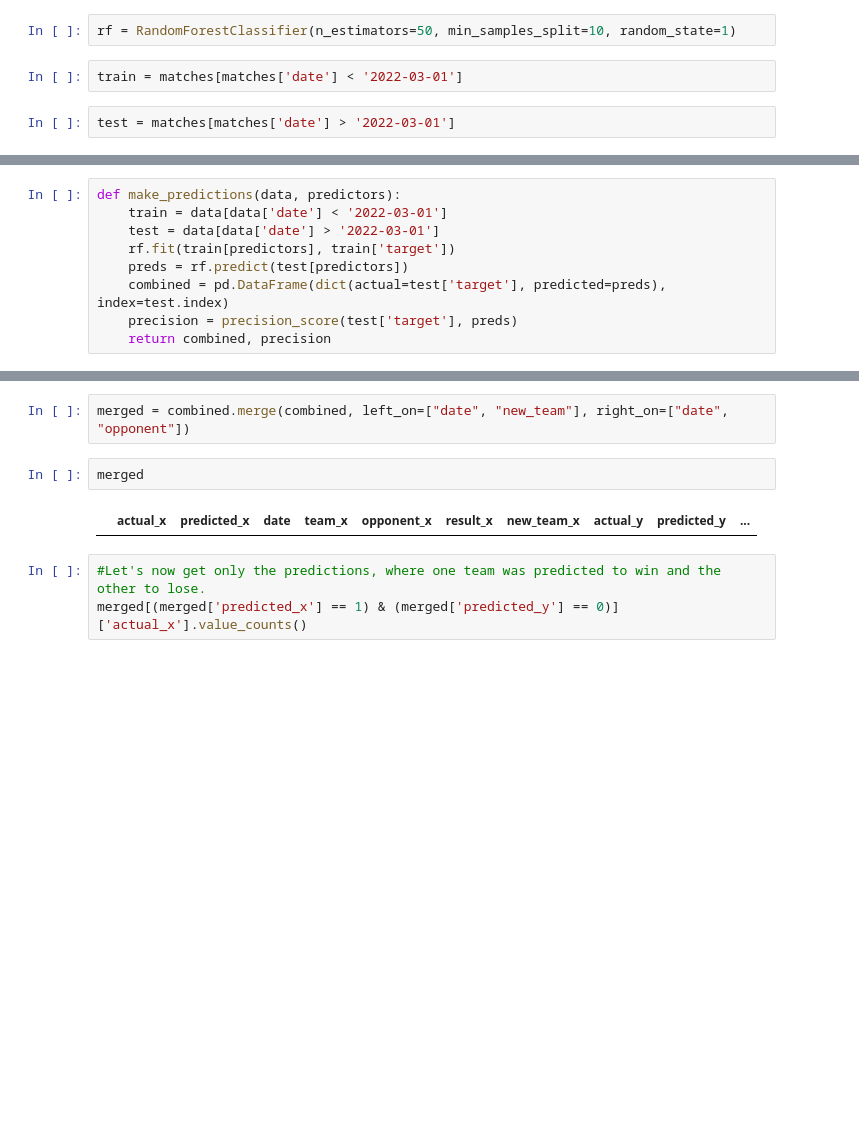
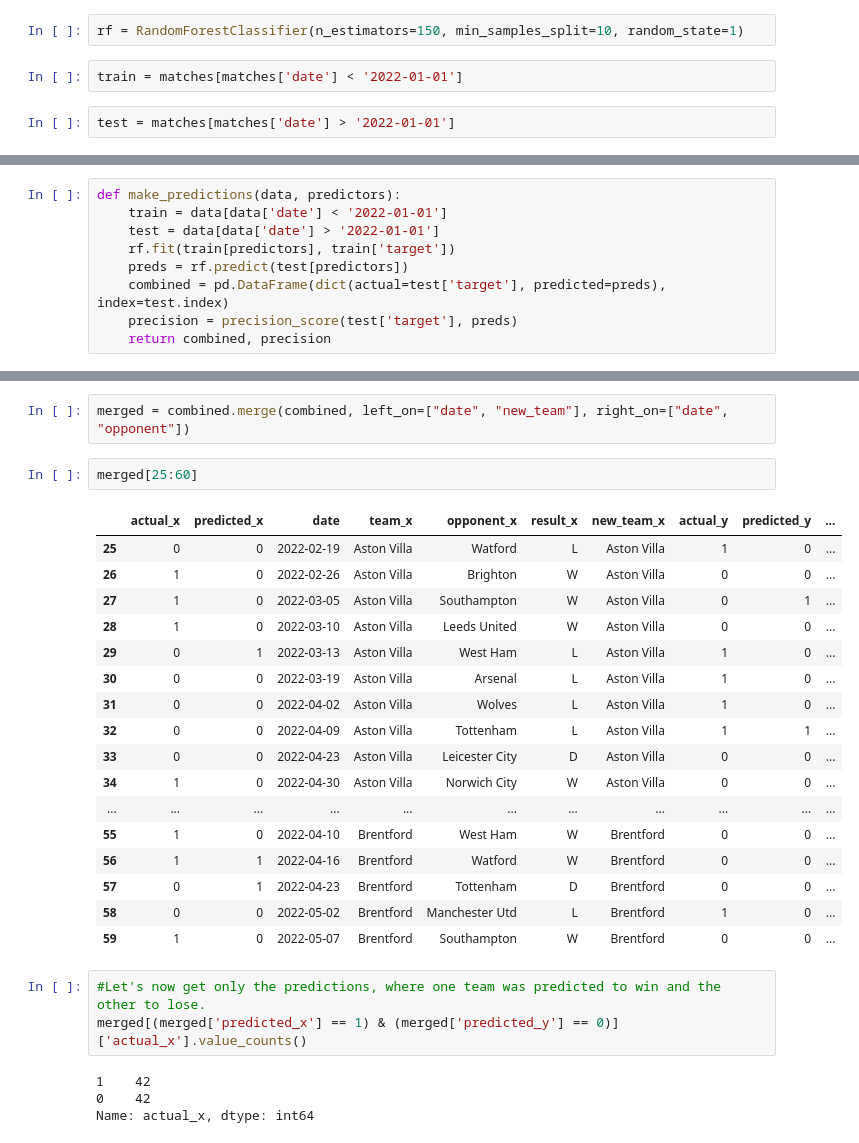
Before and after one commit to Miserry/dataQuest-DataAnalysis-Exercising, a Jupyter notebook: Predict PL matches.ipynb, the cells around one changed output, grey strips where cells are left out. Cells and saved outputs as stored; diff of their text form; blank space fills up the shorter version.

```diff
--- a/Predict PL matches.ipynb
+++ b/Predict PL matches.ipynb
@@ -27,11 +23,11 @@ matches['day_code'] = matches['date'].dt.dayofweek
 #Setting up target to predict. (Wether the team won or not). Win = 1, Loss or Draw = 0.
 matches['target'] = (matches['result'] == "W").astype("int")
 # %%
-rf = RandomForestClassifier(n_estimators=50, min_samples_split=10, random_state=1)
+rf = RandomForestClassifier(n_estimators=150, min_samples_split=10, random_state=1)
 # %%
-train = matches[matches['date'] < '2022-03-01']
+train = matches[matches['date'] < '2022-01-01']
 # %%
-test = matches[matches['date'] > '2022-03-01']
+test = matches[matches['date'] > '2022-01-01']
 # %%
 predictors = ['venue_code', 'opp_code', 'hour', 'day_code']
 # %%
@@ -143,7 +82,7 @@ matches_rolling
 # %%
 def make_predictions(data, predictors):
-    train = data[data['date'] < '2022-03-01']
-    test = data[data['date'] > '2022-03-01']
+    train = data[data['date'] < '2022-01-01']
+    test = data[data['date'] > '2022-01-01']
     rf.fit(train[predictors], train['target'])
     preds = rf.predict(test[predictors])
     combined = pd.DataFrame(dict(actual=test['target'], predicted=preds), index=test.index)
@@ -193,12 +132,32 @@ combined["new_team"] = combined["team"].map(mapping)
 # %%
 merged = combined.merge(combined, left_on=["date", "new_team"], right_on=["date", "opponent"])
 # %%
-merged
+merged[25:60]
 # %% [output]
 |  | actual_x | predicted_x | date | team_x | opponent_x | result_x | new_team_x | actual_y | predicted_y | ... |
+| 25 | 0 | 0 | 2022-02-19 | Aston Villa | Watford | L | Aston Villa | 1 | 0 | ... |
+| 26 | 1 | 0 | 2022-02-26 | Aston Villa | Brighton | W | Aston Villa | 0 | 0 | ... |
+| 27 | 1 | 0 | 2022-03-05 | Aston Villa | Southampton | W | Aston Villa | 0 | 1 | ... |
+| 28 | 1 | 0 | 2022-03-10 | Aston Villa | Leeds United | W | Aston Villa | 0 | 0 | ... |
+| 29 | 0 | 1 | 2022-03-13 | Aston Villa | West Ham | L | Aston Villa | 1 | 0 | ... |
+| 30 | 0 | 0 | 2022-03-19 | Aston Villa | Arsenal | L | Aston Villa | 1 | 0 | ... |
+| 31 | 0 | 0 | 2022-04-02 | Aston Villa | Wolves | L | Aston Villa | 1 | 0 | ... |
+| 32 | 0 | 0 | 2022-04-09 | Aston Villa | Tottenham | L | Aston Villa | 1 | 1 | ... |
+| 33 | 0 | 0 | 2022-04-23 | Aston Villa | Leicester City | D | Aston Villa | 0 | 0 | ... |
+| 34 | 1 | 0 | 2022-04-30 | Aston Villa | Norwich City | W | Aston Villa | 0 | 0 | ... |
+| ... | ... | ... | ... | ... | ... | ... | ... | ... | ... | ... |
+| 55 | 1 | 0 | 2022-04-10 | Brentford | West Ham | W | Brentford | 0 | 0 | ... |
+| 56 | 1 | 1 | 2022-04-16 | Brentford | Watford | W | Brentford | 0 | 0 | ... |
+| 57 | 0 | 1 | 2022-04-23 | Brentford | Tottenham | D | Brentford | 0 | 0 | ... |
+| 58 | 0 | 0 | 2022-05-02 | Brentford | Manchester Utd | L | Brentford | 1 | 0 | ... |
+| 59 | 1 | 0 | 2022-05-07 | Brentford | Southampton | W | Brentford | 0 | 0 | ... |
 # %%
 #Let's now get only the predictions, where one team was predicted to win and the other to lose.
 merged[(merged['predicted_x'] == 1) & (merged['predicted_y'] == 0)]['actual_x'].value_counts()
+# %% [output]
+1    42
+0    42
+Name: actual_x, dtype: int64
 # %%
 #Let's search for some draws.
 merged[(merged['predicted_x'] == 0) & (merged['predicted_y'] == 0)]['actual_x'].value_counts()
```
Also changed, not shown: parts of 13 cells of this notebook, 2 other files.
